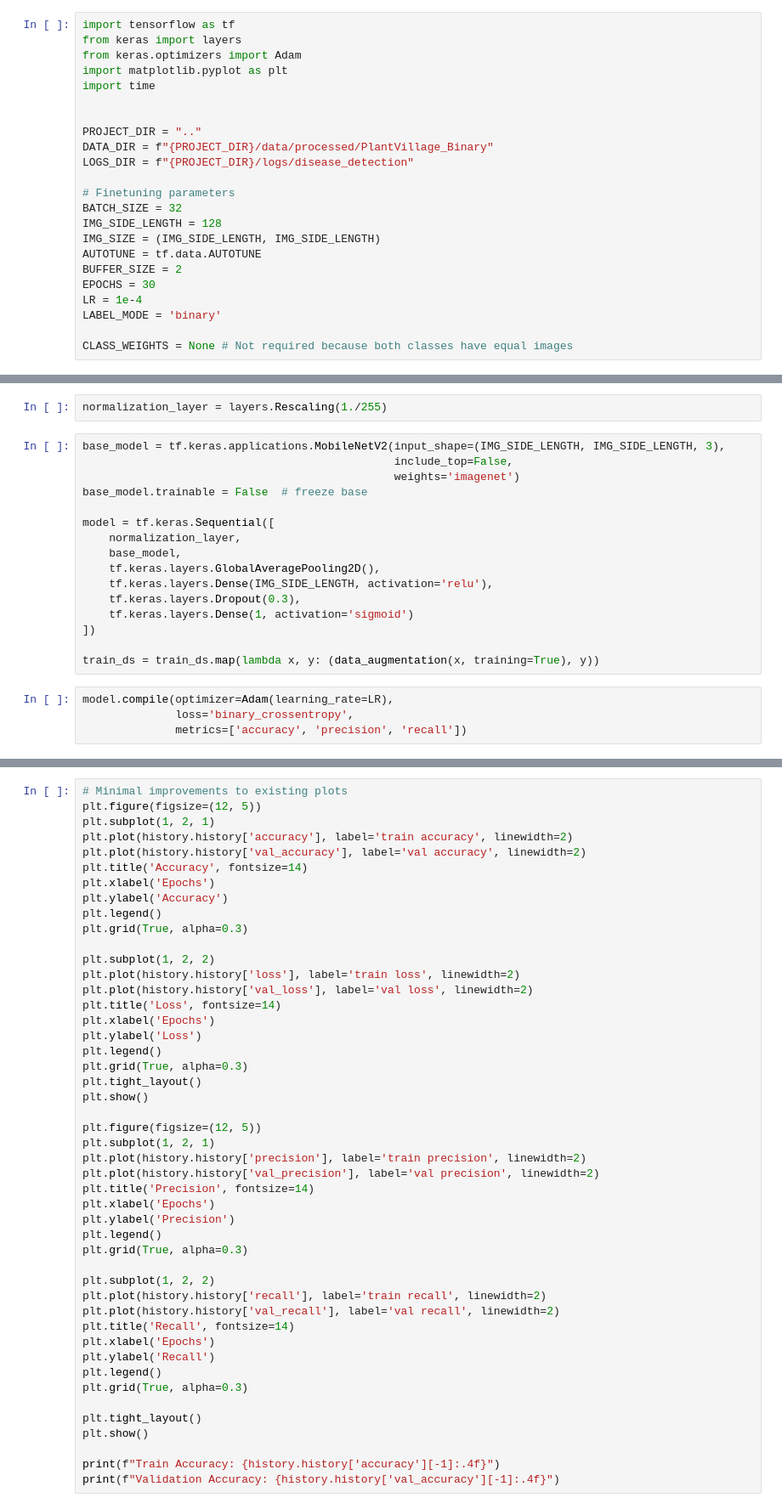
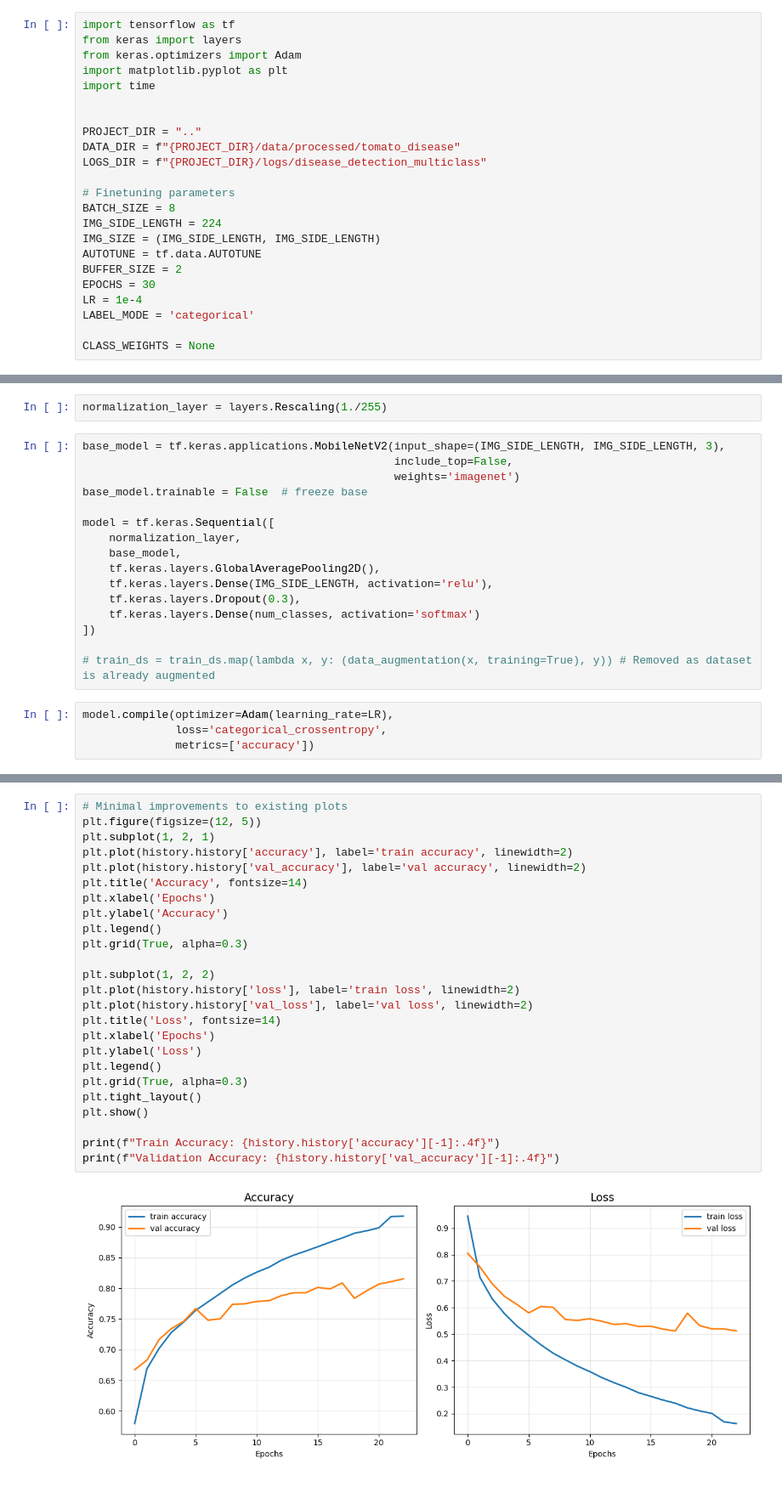
Before and after one commit to tehaandev/fyp-agro-edge-ai, a Jupyter notebook: notebooks/1_disease_detection.ipynb, the cells around one changed output, grey strips where cells are left out. Shown at 85% size. Saved outputs shown, nothing was run; the diff lists cells and outputs as text.

```diff
--- a/notebooks/1_disease_detection.ipynb
+++ b/notebooks/1_disease_detection.ipynb
@@ -7,17 +7,17 @@ import time
 
 
 PROJECT_DIR = ".."
-DATA_DIR = f"{PROJECT_DIR}/data/processed/PlantVillage_Binary"
-LOGS_DIR = f"{PROJECT_DIR}/logs/disease_detection"
+DATA_DIR = f"{PROJECT_DIR}/data/processed/tomato_disease"
+LOGS_DIR = f"{PROJECT_DIR}/logs/disease_detection_multiclass"
 
 # Finetuning parameters
-BATCH_SIZE = 32
-IMG_SIDE_LENGTH = 128
+BATCH_SIZE = 8
+IMG_SIDE_LENGTH = 224
 IMG_SIZE = (IMG_SIDE_LENGTH, IMG_SIDE_LENGTH)
 AUTOTUNE = tf.data.AUTOTUNE
 BUFFER_SIZE = 2
 EPOCHS = 30
 LR = 1e-4
-LABEL_MODE = 'binary'
+LABEL_MODE = 'categorical'
 
-CLASS_WEIGHTS = None # Not required because both classes have equal images
+CLASS_WEIGHTS = None
@@ -128,14 +131,14 @@ model = tf.keras.Sequential([
     tf.keras.layers.GlobalAveragePooling2D(),
     tf.keras.layers.Dense(IMG_SIDE_LENGTH, activation='relu'),
     tf.keras.layers.Dropout(0.3),
-    tf.keras.layers.Dense(1, activation='sigmoid')
+    tf.keras.layers.Dense(num_classes, activation='softmax')
 ])
 
-train_ds = train_ds.map(lambda x, y: (data_augmentation(x, training=True), y))
+# train_ds = train_ds.map(lambda x, y: (data_augmentation(x, training=True), y)) # Removed as dataset is already augmented
 # %%
 model.compile(optimizer=Adam(learning_rate=LR),
-              loss='binary_crossentropy',
-              metrics=['accuracy', 'precision', 'recall'])
+              loss='categorical_crossentropy',
+              metrics=['accuracy'])
 # %%
 # Define callbacks for better training control
 import os
@@ -177,47 +210,27 @@ print(f"Training completed in {training_end_time - training_start_time:.2f} seco
 # %%
 # Minimal improvements to existing plots
 plt.figure(figsize=(12, 5))
 plt.subplot(1, 2, 1)
 plt.plot(history.history['accuracy'], label='train accuracy', linewidth=2)
 plt.plot(history.history['val_accuracy'], label='val accuracy', linewidth=2)
 plt.title('Accuracy', fontsize=14)
 plt.xlabel('Epochs')
 plt.ylabel('Accuracy')
 plt.legend()
 plt.grid(True, alpha=0.3)
 
 plt.subplot(1, 2, 2)
 plt.plot(history.history['loss'], label='train loss', linewidth=2)
 plt.plot(history.history['val_loss'], label='val loss', linewidth=2)
 plt.title('Loss', fontsize=14)
 plt.xlabel('Epochs')
 plt.ylabel('Loss')
 plt.legend()
 plt.grid(True, alpha=0.3)
 plt.tight_layout()
 plt.show()
 
-plt.figure(figsize=(12, 5))
-plt.subplot(1, 2, 1)
-plt.plot(history.history['precision'], label='train precision', linewidth=2)
-plt.plot(history.history['val_precision'], label='val precision', linewidth=2)
-plt.title('Precision', fontsize=14)
-plt.xlabel('Epochs')
-plt.ylabel('Precision')
-plt.legend()
-plt.grid(True, alpha=0.3)
-
-plt.subplot(1, 2, 2)
-plt.plot(history.history['recall'], label='train recall', linewidth=2)
-plt.plot(history.history['val_recall'], label='val recall', linewidth=2)
-plt.title('Recall', fontsize=14)
-plt.xlabel('Epochs')
-plt.ylabel('Recall')
-plt.legend()
-plt.grid(True, alpha=0.3)
-
-plt.tight_layout()
-plt.show()
-
 print(f"Train Accuracy: {history.history['accuracy'][-1]:.4f}")
 print(f"Validation Accuracy: {history.history['val_accuracy'][-1]:.4f}")
+# %% [output]
+[figure, added]
```
Also changed, not shown: parts of 15 cells of this notebook, 4 other files.
